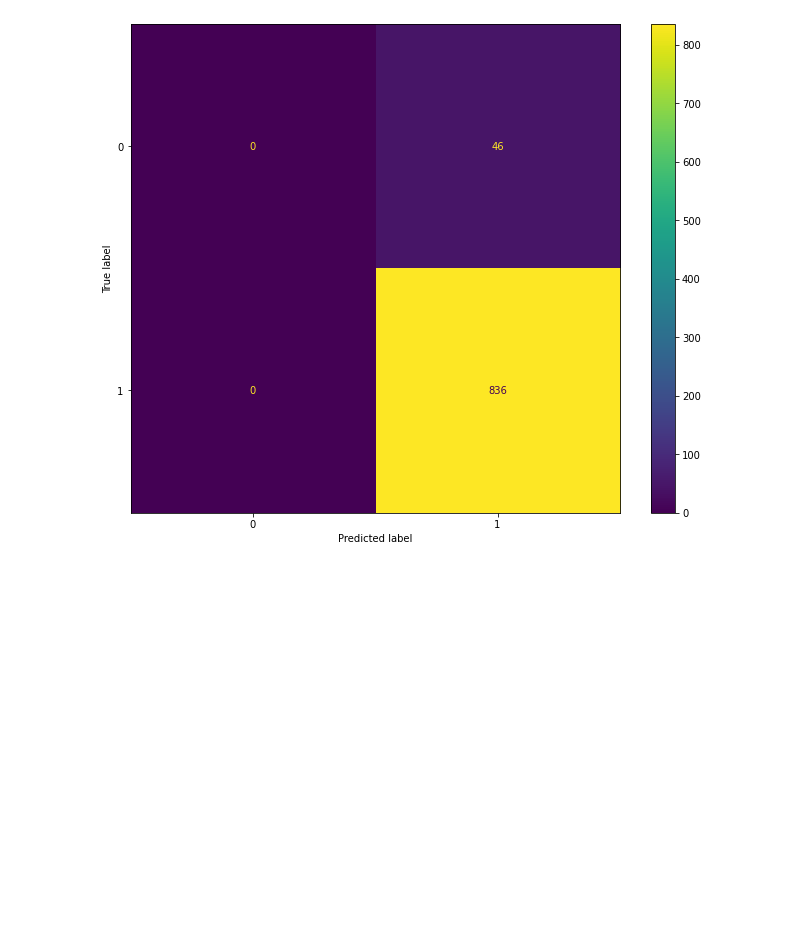
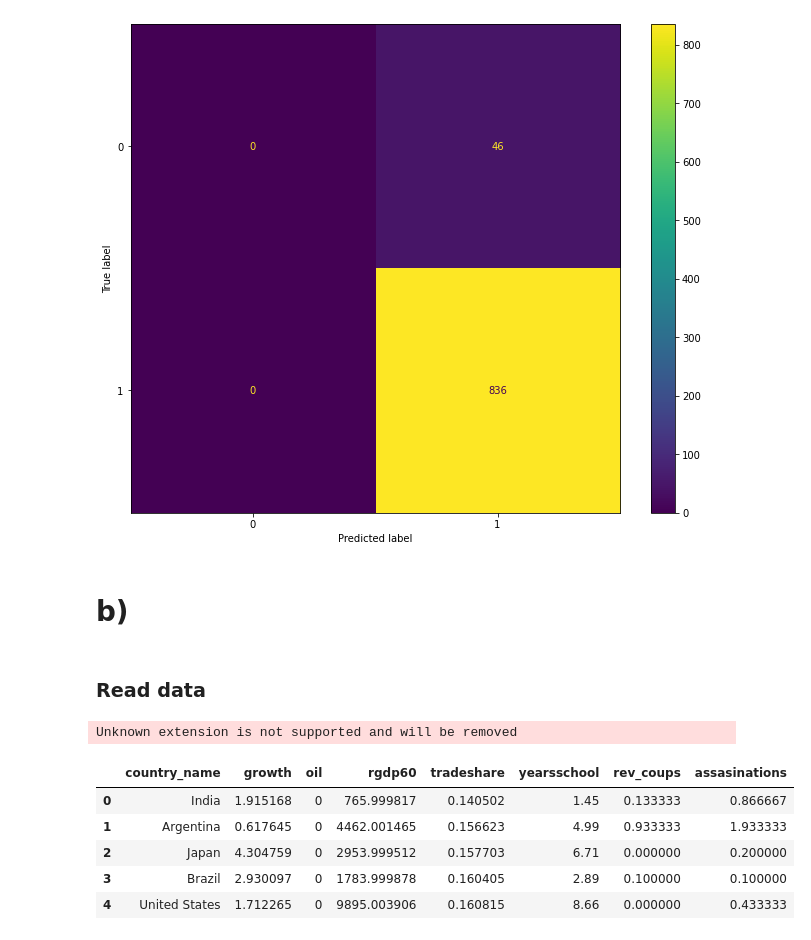
Before and after one commit to u-adrian/PSDA, a Jupyter notebook: 01_Exercise/Aufgabe_3.ipynb, the cells around one changed output. Drawn from its saved outputs; the diff is of its cells as text; code cells hidden in the pictures; blank space fills up the shorter version.

```diff
--- a/01_Exercise/Aufgabe_3.ipynb
+++ b/01_Exercise/Aufgabe_3.ipynb
@@ -172,3 +173,18 @@ plt.show()
 # %% [output]
 accuracy:  0.9478458049886621
 [figure]
+# %% [markdown]
+# b)
+# %% [markdown]
+### Read data
+# %%
+growth = pd.read_excel("dataset/Growth.xlsx")
+growth.head()
+# %% [output]
+Unknown extension is not supported and will be removed
+|  | country_name | growth | oil | rgdp60 | tradeshare | yearsschool | rev_coups | assasinations |
+| 0 | India | 1.915168 | 0 | 765.999817 | 0.140502 | 1.45 | 0.133333 | 0.866667 |
+| 1 | Argentina | 0.617645 | 0 | 4462.001465 | 0.156623 | 4.99 | 0.933333 | 1.933333 |
+| 2 | Japan | 4.304759 | 0 | 2953.999512 | 0.157703 | 6.71 | 0.000000 | 0.200000 |
+| 3 | Brazil | 2.930097 | 0 | 1783.999878 | 0.160405 | 2.89 | 0.100000 | 0.100000 |
+| 4 | United States | 1.712265 | 0 | 9895.003906 | 0.160815 | 8.66 | 0.000000 | 0.433333 |
```
Also changed, not shown: parts of 19 cells of this notebook.
